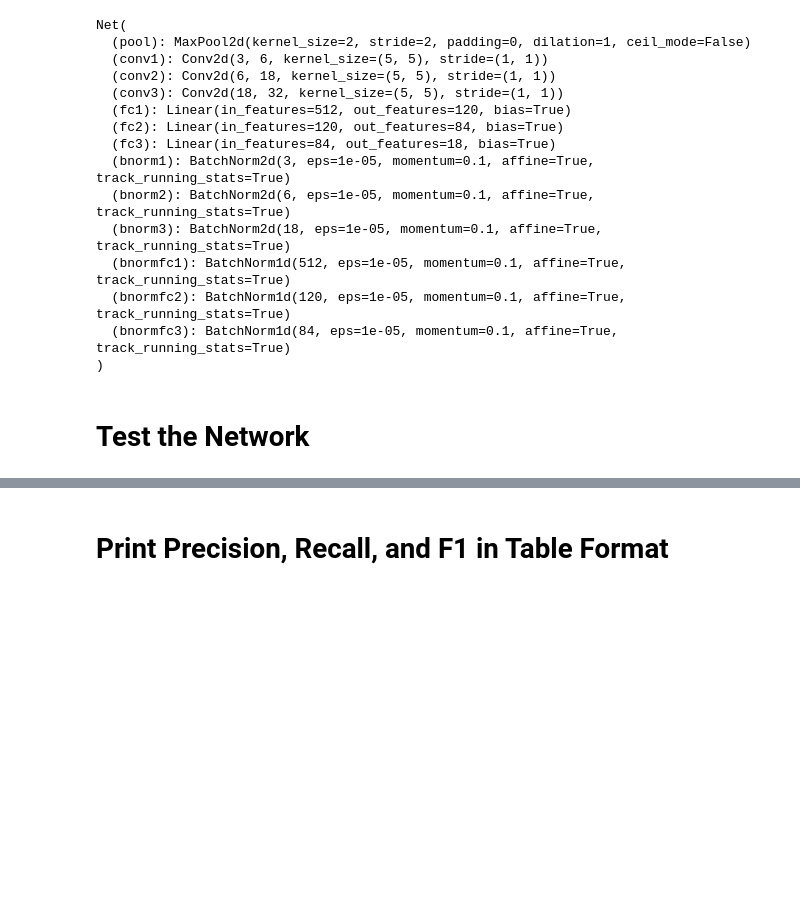
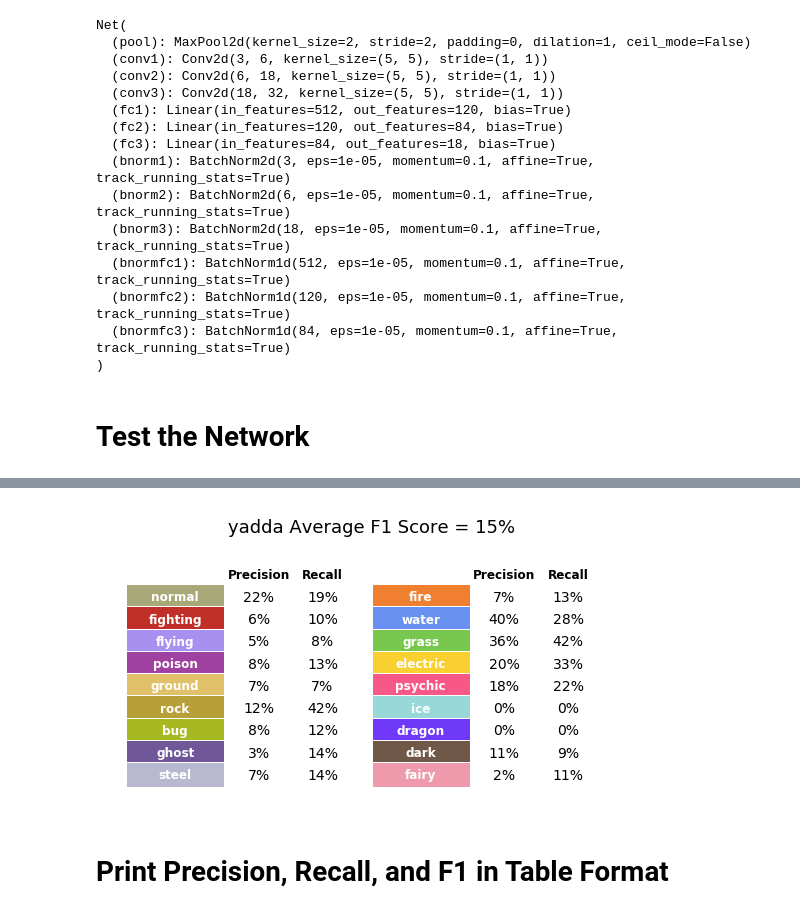
Before and after one commit to tzahroof/PokemonTypeNN, a Jupyter notebook: Training.ipynb, the cells around one changed output, grey strips where cells are left out. Saved outputs shown, nothing was run; the diff lists cells and outputs as text; code cells hidden in the pictures; blank space fills up the shorter version.

```diff
--- a/Training.ipynb
+++ b/Training.ipynb
@@ -686,3 +837,72 @@ Perfectly identified Pokemon ::
+# %%
+# def plot_evaluation(label,recall, precision, mean_f1, type_dict = load_type_dict()):
+# #     y_pred = np.argmax(y_pred,axis=1)+1
+# #     y_true = np.argmax(y_true,axis=1)+1
+# #     #Evaluate model metrics over input data
+# #     recall = recall_score(y_true, y_pred, average=None)
+# #     precision = precision_score(y_true, y_pred, average=None)
+# #     accuracy = accuracy_score(y_true, y_pred)
+
+#     #Create grid for plotting
+#     fig = plt.figure(figsize=(8.8,5))
+#     gs = gridspec.GridSpec(2,1, height_ratios = (1,9))
+
+#     #Plotting model-level metrics
+#     ax = plt.subplot(gs[0])
+#     ax.axis("off")
+#     ax.annotate("{} Average F1 Score = {:.0%}".format(label, mean_f1), (0.5, 0.5), color='#000000',
+#                 fontsize=18, ha='center', va='center')
+
+#     #Ploting class-level metrics
+#     ax = plt.subplot(gs[1])
+#     ax.axis("off")
+
+#     #In some cases, there are no records of some classes (usually 3:Flying) Here, we fill
+#     #up the missing classes with 'None' values.
+#     unique_labels = np.arange(start=0, stop=len(classes))
+#     metrics = dict( (key, {"recall" : None, "precision" : None}) for key in range(0,18))
+#     for key, v_recall, v_precision in zip(unique_labels, recall, precision):
+#         metrics[key]["recall"] = v_recall
+#         metrics[key]["precision"] = v_precision
+
+#     #Writing the headers of the class table
+#     ax.annotate("Precision", (0.27, 19/20), color='#000000', weight='bold',
+#                 fontsize=12, ha='center', va='center')
+#     ax.annotate("Recall", (0.4, 19/20), color='#000000', weight='bold',
+#                 fontsize=12, ha='center', va='center')
+#     ax.annotate("Precision", (0.77, 19/20), color='#000000', weight='bold',
+#                 fontsize=12, ha='center', va='center')
+#     ax.annotate("Recall", (0.9, 19/20), color='#000000', weight='bold',
+#                 fontsize=12, ha='center', va='center')
+
+#     #Writing the metrics for each class
+#     for i, (pkm_type, metric) in enumerate(metrics.items()):
+#         column = int(i/9)
+#         row = i % 9 + 1
+#         left = column*0.5
+#         top = 1.0-(row+1)*1/10
+#         type_box = patches.Rectangle(
+#             (left,top),
+#             0.2,
+#             1/9,
+#             fc = type_dict[pkm_type]["color"],
+#             ec = "#FFFFFF"
+#         )
+#         ax.add_patch(type_box)
+#         ax.annotate(type_dict[pkm_type]["label"], (left+0.1, top+1/20), color='#FFFFFF', weight='bold',
+#                     fontsize=12, ha='center', va='center')
+#         #Precision
+#         if metric["precision"] is not None:
+#             ax.annotate("{:.0%}".format(metric["precision"]), (left+0.27, top+1/20), color='#000000',
+#                         fontsize=14, ha='center', va='center')
+#         #Recall
+#         if metric["recall"] is not None:
+#             ax.annotate("{:.0%}".format(metric["recall"]), (left+0.40, top+1/20), color='#000000',
+#                         fontsize=14, ha='center', va='center')
+
+plot_evaluation("yadda",recall, precision, mean_F1)
+# %% [output]
+[figure, added]
 # %% [markdown]
 # Print Precision, Recall, and F1 in Table Format
 # %%
```
Also changed, not shown: parts of 10 cells of this notebook, 6 other files.
